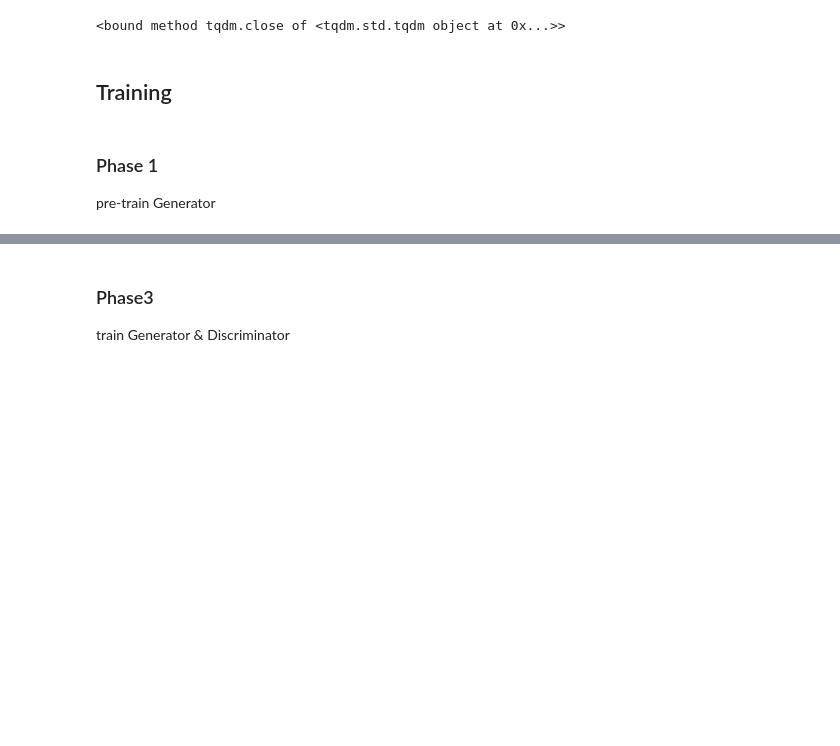
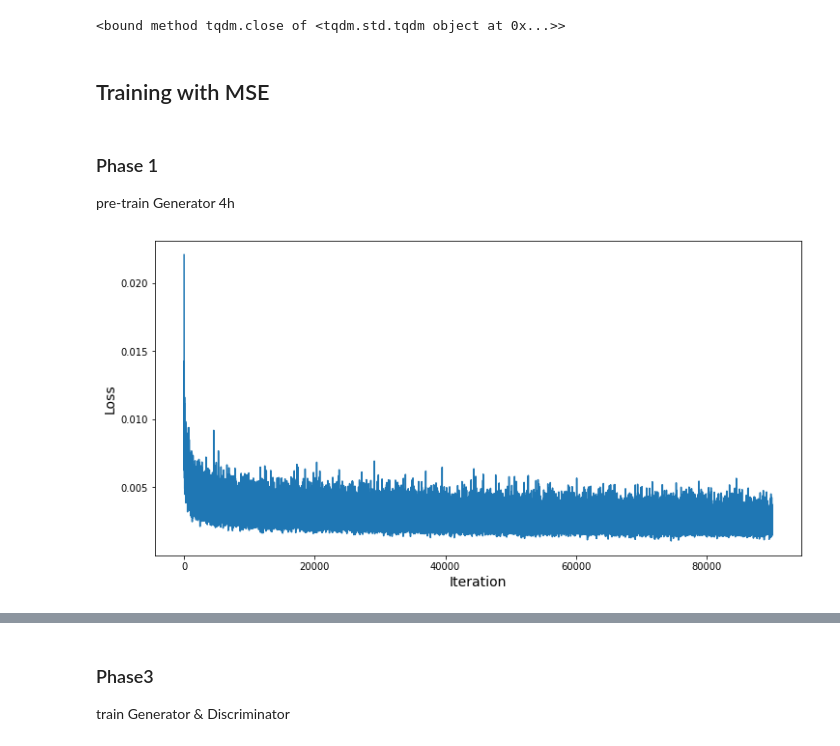
Before and after one commit to nomnomnonono/Image-Completion, a Jupyter notebook: GLCIC/GLCIC.ipynb, the cells around one changed output, grey strips where cells are left out. Cells and saved outputs as stored; diff of their text form; code cells hidden in the pictures; blank space fills up the shorter version.

```diff
--- a/GLCIC/GLCIC.ipynb
+++ b/GLCIC/GLCIC.ipynb
@@ -142,9 +142,9 @@ mpv = np.array(mpv)
 mpv = torch.tensor(mpv.reshape(1, 3, 1, 1), dtype=torch.float32).to(device)
 alpha = torch.tensor(alpha, dtype=torch.float32).to(device)
 # %% [markdown]
-## Training
+## Training with MSE
 # %% [markdown]
 ### Phase 1
-pre-train Generator
+pre-train Generator  4h
 # %%
 model_cn = CompletionNetwork()
@@ -231,4 +229,12 @@ while pbar.n < steps1-10000:
         break
     break
 pbar.close()
+# %%
+fig = plt.figure(figsize=(12,6))
+plt.plot(G_loss)
+plt.xlabel('Iteration', fontsize=14)
+plt.ylabel('Loss', fontsize=14)
+fig.savefig(os.path.join(result_dir, 'phase_1', 'G_loss90000.png'))
+# %% [output]
+[figure, added]
 # %%
```
Also changed, not shown: parts of 62 cells of this notebook.
